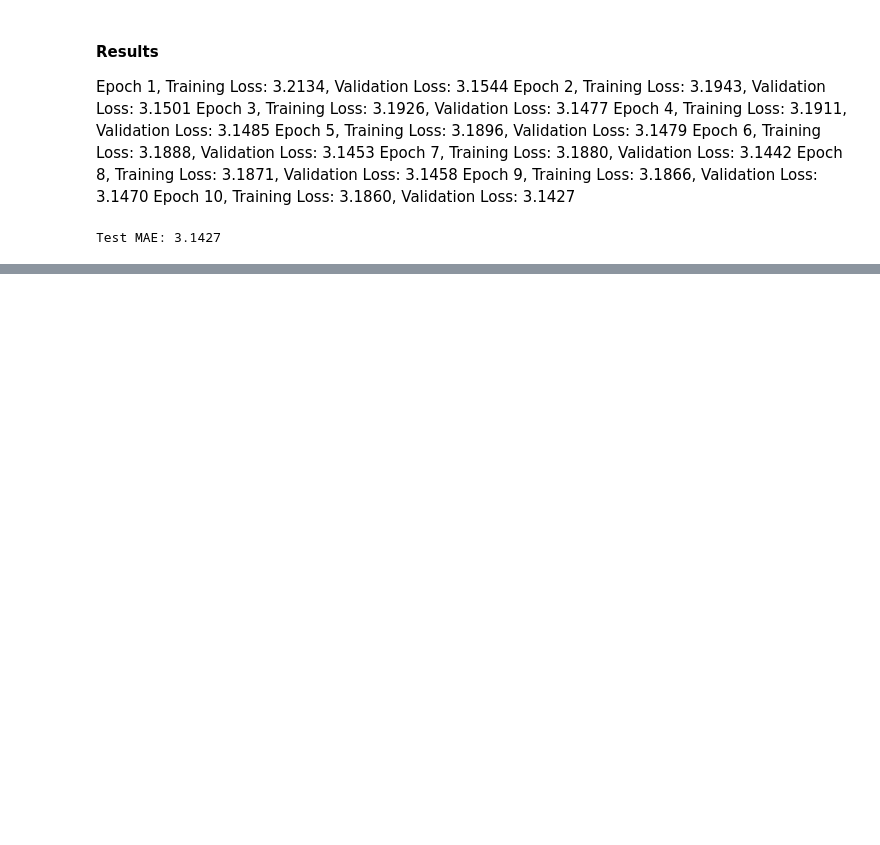
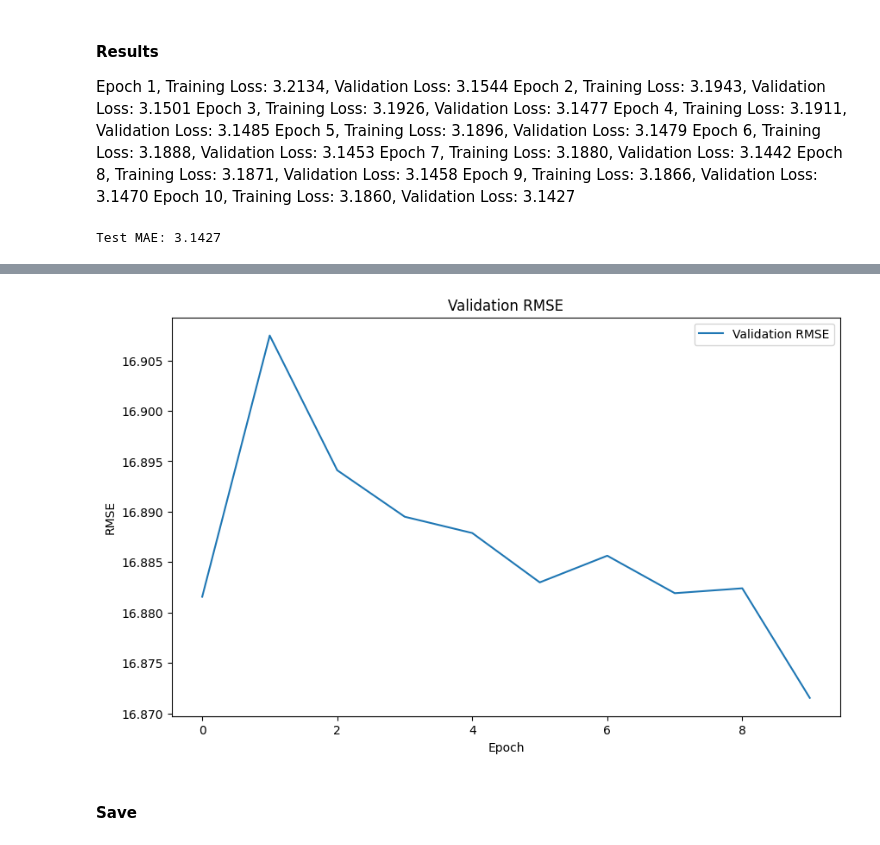
Before and after one commit to mihirtakalkar/additivemodels, a Jupyter notebook: notebooks/training/gnn_full.ipynb, the cells around one changed output, grey strips where cells are left out. Cells and saved outputs as stored; diff of their text form; code cells hidden in the pictures; blank space fills up the shorter version.

```diff
--- a/notebooks/training/gnn_full.ipynb
+++ b/notebooks/training/gnn_full.ipynb
@@ -214,0 +251,13 @@ Test MAE: 3.1427
+# %%
+# Plot RMSE
+plt.figure(figsize=(10, 6))
+plt.plot(validation_rmse, label='Validation RMSE')
+plt.xlabel('Epoch')
+plt.ylabel('RMSE')
+plt.title('Validation RMSE')
+plt.legend()
+plt.show()
+# %% [output]
+[figure, added]
+# %% [markdown]
+#### Save
```
Also changed, not shown: parts of 10 cells of this notebook, 2 other files.
